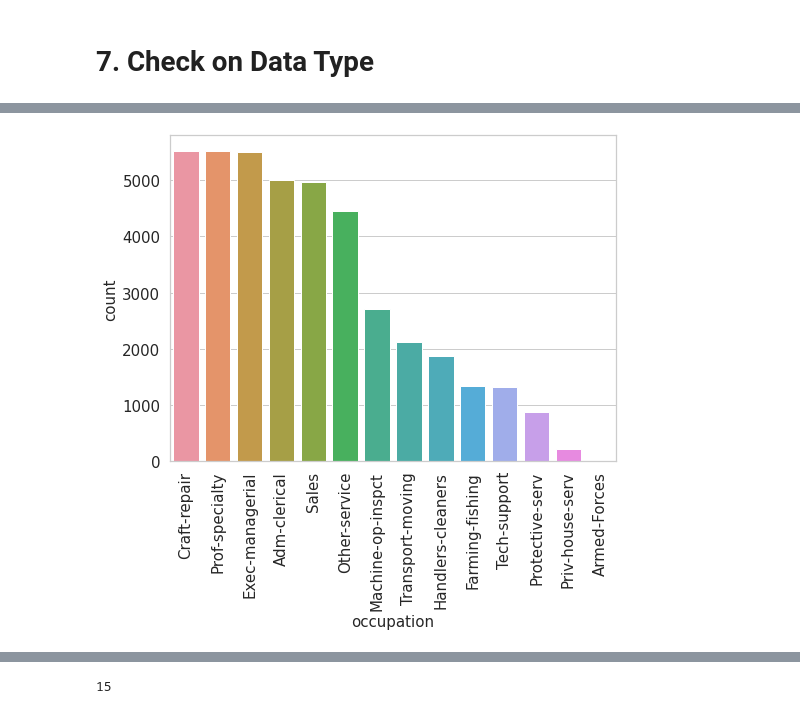
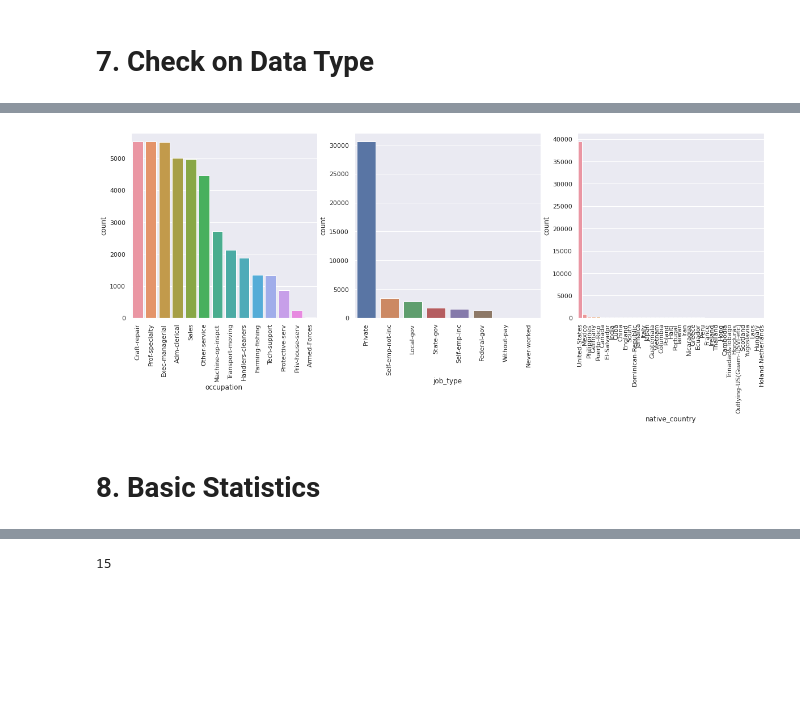
Before and after one commit to heesukjang/Income_Prediction, a Jupyter notebook: Income_Prediction.ipynb, the cells around one changed output, grey strips where cells are left out. Drawn from its saved outputs; the diff is of its cells as text; code cells hidden in the pictures; blank space fills up the shorter version.

```diff
--- a/Income_Prediction.ipynb
+++ b/Income_Prediction.ipynb
@@ -293,8 +293,20 @@ check_missing_data(X_test)
 | capital_loss | 0 | 0.00 |
 | hours_per_week | 0 | 0.00 |
 | native_country | 0 | 0.00 |
-# %%
-sns.countplot(x='occupation', data=X_train, order=X_train.occupation.value_counts().index)
-plt.xticks(rotation=90);
-# %% [output]
-[figure, removed]
+# %%
+plt.figure(figsize=(20,6))
+sns.set(font_scale=1)
+
+plt.subplot(1,3,1)
+sns.countplot(x='occupation', data=X_train, order=X_train.occupation.value_counts().index)
+plt.xticks(rotation=90)
+plt.subplot(1,3,2)
+sns.countplot(x='job_type', data=X_train, order=X_train.job_type.value_counts().index)
+plt.xticks(rotation=90)
+plt.subplot(1,3,3)
+sns.countplot(x='native_country', data=X_train, order=X_train.native_country.value_counts().index)
+plt.xticks(rotation=90);
+# %% [output]
+[figure, added]
+# %% [markdown]
+# 8. Basic Statistics
```
Also changed, not shown: parts of 33 cells of this notebook.
